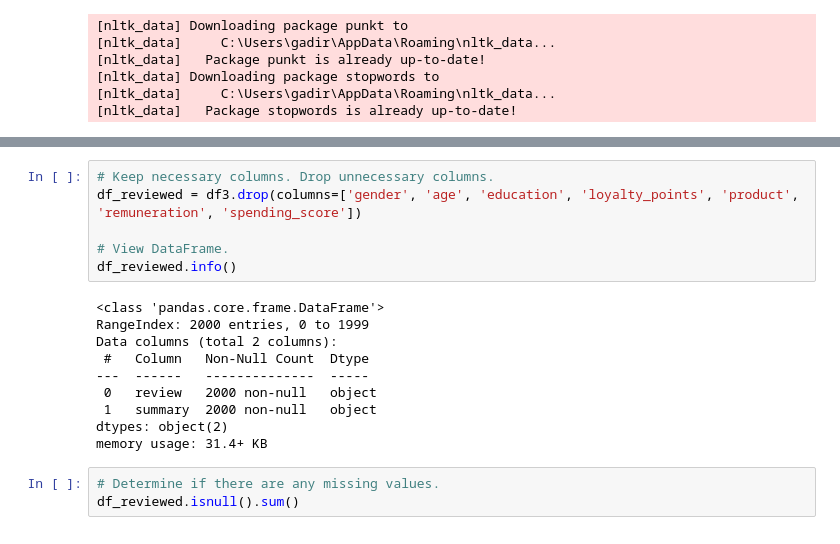
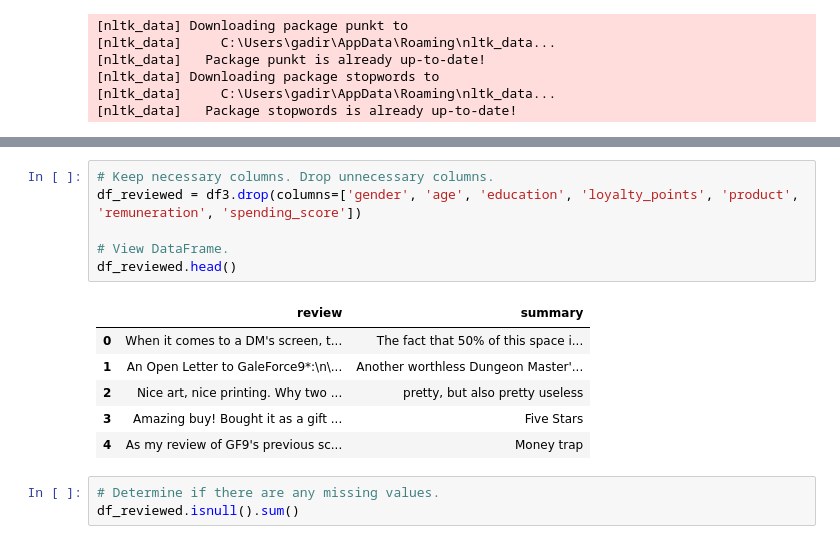
Before and after one commit to AGBal2/Balde_Abdoul_DA301_Assignment, a Jupyter notebook: Balde_Abdoul_Assignment_DA301_Notebook.ipynb, the cells around one changed output, grey strips where cells are left out. Saved outputs shown, nothing was run; the diff lists cells and outputs as text.

```diff
--- a/Balde_Abdoul_Assignment_DA301_Notebook.ipynb
+++ b/Balde_Abdoul_Assignment_DA301_Notebook.ipynb
@@ -772,19 +878,16 @@ df3.head()
 # %%
 # Keep necessary columns. Drop unnecessary columns.
 df_reviewed = df3.drop(columns=['gender', 'age', 'education', 'loyalty_points', 'product', 'remuneration', 'spending_score'])
 
 # View DataFrame.
-df_reviewed.info()
+df_reviewed.head()
 # %% [output]
-<class 'pandas.core.frame.DataFrame'>
-RangeIndex: 2000 entries, 0 to 1999
-Data columns (total 2 columns):
- #   Column   Non-Null Count  Dtype
----  ------   --------------  -----
- 0   review   2000 non-null   object
- 1   summary  2000 non-null   object
-dtypes: object(2)
-memory usage: 31.4+ KB
+|  | review | summary |
+| 0 | When it comes to a DM's screen, t... | The fact that 50% of this space i... |
+| 1 | An Open Letter to GaleForce9*:\n\... | Another worthless Dungeon Master'... |
+| 2 | Nice art, nice printing. Why two ... | pretty, but also pretty useless |
+| 3 | Amazing buy! Bought it as a gift ... | Five Stars |
+| 4 | As my review of GF9's previous sc... | Money trap |
 # %%
 # Determine if there are any missing values.
 df_reviewed.isnull().sum()
```
Also changed, not shown: parts of 24 cells of this notebook.
